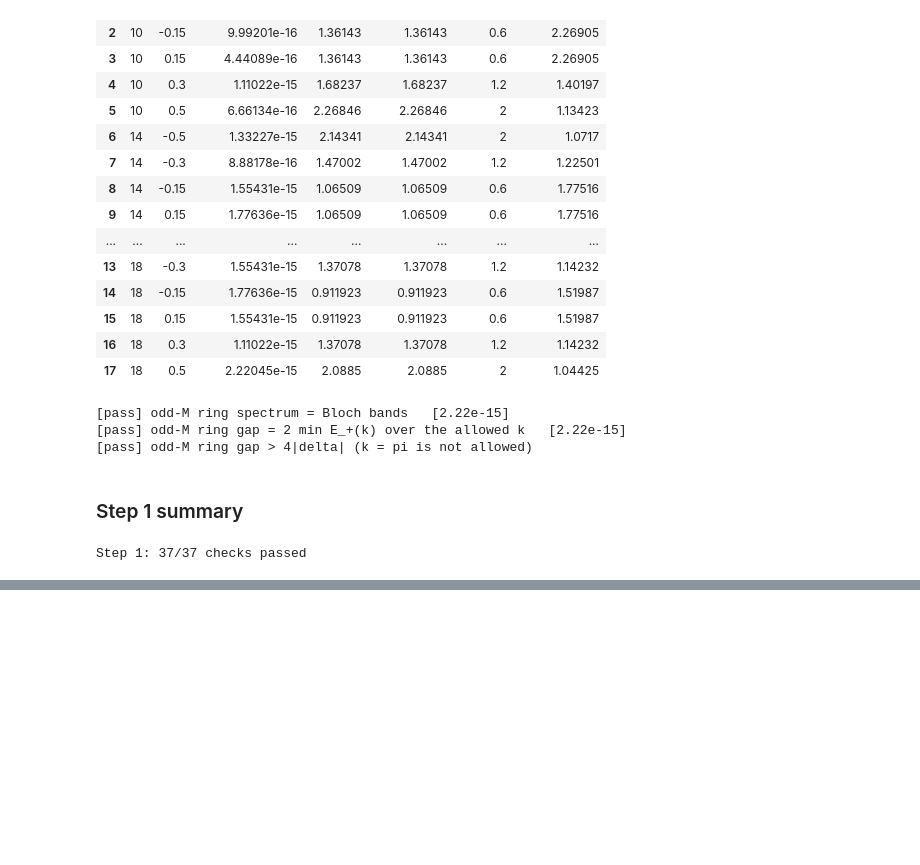
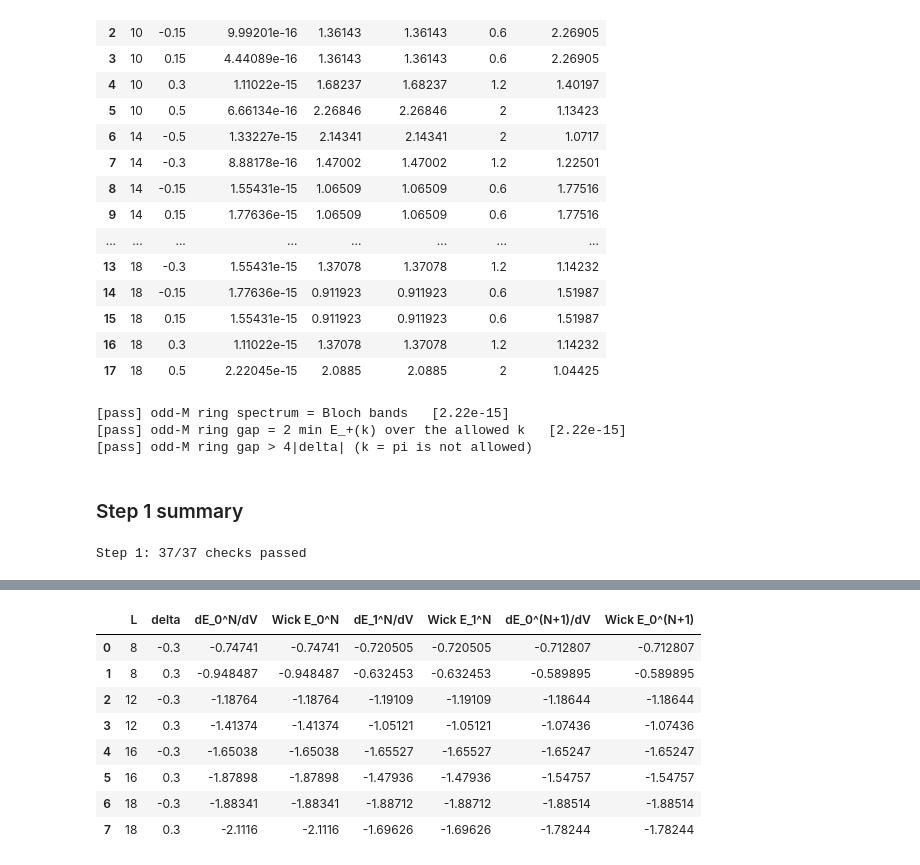
Before and after one commit to kavish707/ssh-model-project, a Jupyter notebook: project_A.ipynb, the cells around one changed output, grey strips where cells are left out. Saved outputs shown, nothing was run; the diff lists cells and outputs as text; code cells hidden in the pictures; blank space fills up the shorter version.

```diff
--- a/project_A.ipynb
+++ b/project_A.ipynb
@@ -662,0 +1294,91 @@ Step 1: 37/37 checks passed
+# %%
+dev = 0.0
+for d in (-0.50, -0.30, 0.30):
+    for V in (0.0, 0.5, 1.0, 2.0, 3.0, 10.0):
+        J0 = 1 + d
+        dev = max(dev, np.max(np.abs(np.linalg.eigvalsh(hamiltonian(2, 1, d, V).toarray()) - np.array([-V / 4 - J0, -V / 4 + J0]))))
+        dev = max(dev, *(abs(hamiltonian(2, N, d, V).toarray()[0, 0] - V / 4) for N in (0, 2)))
+check("S2 G1a: L = 2 closed form, all sectors", dev < 1e-14, dev)
+
+dev_open, dev_ring = 0.0, 0.0
+for d in (-0.50, -0.30, 0.0, 0.30):
+    for V in (0.0, 0.5, 1.0, 2.0, 3.0, 10.0):
+        a, b = 1 + d, 1 - d
+        block3 = [[V / 4, -b, 0], [-b, -3 * V / 4, -2 * a], [0, -2 * a, -V / 4]]
+        block2 = [[V / 4, -b], [-b, -3 * V / 4]]
+        spec_open = np.sort(np.r_[np.linalg.eigvalsh(block3), np.linalg.eigvalsh(block2), -V / 4])
+        dev_open = max(dev_open, np.max(np.abs(np.linalg.eigvalsh(hamiltonian(4, 2, d, V).toarray()) - spec_open)))
+        root_a, root_b = np.sqrt(V**2 / 4 + 4 * a**2), np.sqrt(V**2 / 4 + 4 * b**2)
+        spec_ring = np.sort([0, 0, -V / 2 - root_a, -V / 2 + root_a, -V / 2 - root_b, -V / 2 + root_b])
+        dev_ring = max(dev_ring, np.max(np.abs(np.linalg.eigvalsh(hamiltonian(4, 2, d, V, True).toarray()) - spec_ring)))
+check("S2 G1b: L = 4, N = 2, open chain: whole spectrum = hand-reduced blocks, every V", dev_open < 1e-13, dev_open)
+check("S2 G1c: L = 4, N = 2, ring (even N, sign -1): whole spectrum = closed form, every V", dev_ring < 1e-13, dev_ring)
+
+def wick_interaction(orbitals):
+    """<sum_j (n_j - 1/2)(n_{j+1} - 1/2)> in the Slater determinant of these orbitals (Wick's theorem)."""
+    C = orbitals @ orbitals.T
+    n = np.diag(C)
+    return np.sum((n[:-1] - 0.5) * (n[1:] - 0.5) - np.diag(C, 1) ** 2)
+
+
+rows = []
+for L in L_GRID:
+    N = L // 2
+    for d in DELTA_GRID:
+        phi = np.linalg.eigh(hopping_matrix(L, d))[1]
+        step = 1e-3
+        up_N, down_N = (lowest(hamiltonian(L, N, d, s * step), K_PM)[0] for s in (1, -1))
+        up_p, down_p = (lowest(hamiltonian(L, N + 1, d, s * step), K_PM)[0] for s in (1, -1))
+        rows.append({"L": L, "delta": d,
+                     "dE_0^N/dV": (up_N[0] - down_N[0]) / (2 * step), "Wick E_0^N": wick_interaction(phi[:, :N]),
+                     "dE_1^N/dV": (up_N[1] - down_N[1]) / (2 * step), "Wick E_1^N": wick_interaction(phi[:, list(range(N - 1)) + [N]]),
+                     "dE_0^(N+1)/dV": (up_p[0] - down_p[0]) / (2 * step), "Wick E_0^(N+1)": wick_interaction(phi[:, :N + 1])})
+weak = pd.DataFrame(rows)
+display(weak)
+dev = max(np.max(np.abs(weak.iloc[:, c] - weak.iloc[:, c + 1])) for c in (2, 4, 6))
+check("S2 G2: weak coupling: dE/dV at V = 0 for E_0^N, E_1^N and E_0^(N+1) = Wick from Step 1 orbitals (tol 1e-6: O(step^2))", dev < 1e-6, dev)
+
+rows = []
+for L in (8, 12):
+    N = L // 2
+    for d in DELTA_GRID:
+        J = bonds(L, d)
+        c2 = np.sum(J[1:-1] ** 2) + 2 * (J[0] ** 2 + J[-1] ** 2)
+        err_E, err_add = [], []
+        for V in (200.0, 400.0):
+            E0, E_p = lowest(hamiltonian(L, N, d, V), K_PM)[0][0], lowest(hamiltonian(L, N + 1, d, V), K_PM)[0][0]
+            err_E.append(E0 + (L - 1) * V / 4 + c2 / V)
+            err_add.append(E_p - E0 - V / 2 + 2 * (1 - d) * np.cos(np.pi / (N + 1)))
+        rows.append({"L": L, "delta": d, "E_0 error, V=400": err_E[1], "ratio V=200/400 (expect 8)": err_E[0] / err_E[1],
+                     "add gap error, V=400": err_add[1], "ratio V=200/400 (expect 2)": err_add[0] / err_add[1]})
+strong = pd.DataFrame(rows)
+display(strong)
+check("S2 G3a: strong coupling: E_0 matches second order; error ~ V^-3 (ratio 8 within 5%)",
+      (strong["E_0 error, V=400"].abs().max() < 1e-5) and np.all(np.abs(strong["ratio V=200/400 (expect 8)"] / 8 - 1) < 0.05),
+      strong["E_0 error, V=400"].abs().max())
+check("S2 G3b: strong coupling: addition gap = V/2 - 2(1-delta)cos(pi/(M+1)); error ~ 1/V (ratio 2 within 5%)",
+      (strong["add gap error, V=400"].abs().max() < 1e-2) and np.all(np.abs(strong["ratio V=200/400 (expect 2)"] / 2 - 1) < 0.05),
+      strong["add gap error, V=400"].abs().max())
+
+rows = []
+for V in (0.5, 1.0, 1.5, 2.0):
+    for L in (4, 8, 12, 16, 18):
+        rows.append({"boundary": "open", "L": L, "V": V, "E_0 ED": lowest(hamiltonian(L, L // 2, 0.0, V), K_PM)[0][0],
+                     "E_0 Bethe": bethe_open_energy(L, V)})
+    for L in (6, 10, 14, 18):
+        rows.append({"boundary": "ring", "L": L, "V": V, "E_0 ED": lowest(hamiltonian(L, L // 2, 0.0, V, True), K_PM)[0][0],
+                     "E_0 Bethe": bethe_ring_energy(L, V)})
+bethe = pd.DataFrame(rows)
+bethe["|ED - Bethe|"] = np.abs(bethe["E_0 ED"] - bethe["E_0 Bethe"])
+print(bethe[bethe.V == 2.0].to_string(index=False, float_format=lambda x: f"{x:.12g}"))
+dev_open = bethe.loc[bethe.boundary == "open", "|ED - Bethe|"].max()
+dev_ring = bethe.loc[bethe.boundary == "ring", "|ED - Bethe|"].max()
+check("S2 G4a: delta = 0, open chain, V = 0.5-2, L up to 18: ED = Bethe ansatz", dev_open < 1e-10, dev_open)
+check("S2 G4b: delta = 0, ring, odd N, V = 0.5-2, L up to 18: ED = Bethe ansatz", dev_ring < 1e-10, dev_ring)
+
+E_16, E_18 = (lowest(hamiltonian(L, L // 2, 0.0, 2.0), K_PM)[0][0] for L in (16, 18))
+hulthen = 2 * (0.25 - np.log(2))
+print(f"    (E_18 - E_16)/2 = {(E_18 - E_16) / 2:.6f},  Hulthen 2(1/4 - ln 2) = {hulthen:.6f}")
+check("S2 G5: delta = 0, V = 2: energy per site approaches Hulthen's value (tol 2e-3: finite size)",
+      abs((E_18 - E_16) / 2 - hulthen) < 2e-3, abs((E_18 - E_16) / 2 - hulthen))
+# %% [output]
@@ -662,0 +1388,9 @@ Step 1: 37/37 checks passed
+|  | L | delta | dE_0^N/dV | Wick E_0^N | dE_1^N/dV | Wick E_1^N | dE_0^(N+1)/dV | Wick E_0^(N+1) |
+| 0 | 8 | -0.3 | -0.74741 | -0.74741 | -0.720505 | -0.720505 | -0.712807 | -0.712807 |
+| 1 | 8 | 0.3 | -0.948487 | -0.948487 | -0.632453 | -0.632453 | -0.589895 | -0.589895 |
+| 2 | 12 | -0.3 | -1.18764 | -1.18764 | -1.19109 | -1.19109 | -1.18644 | -1.18644 |
+| 3 | 12 | 0.3 | -1.41374 | -1.41374 | -1.05121 | -1.05121 | -1.07436 | -1.07436 |
+| 4 | 16 | -0.3 | -1.65038 | -1.65038 | -1.65527 | -1.65527 | -1.65247 | -1.65247 |
+| 5 | 16 | 0.3 | -1.87898 | -1.87898 | -1.47936 | -1.47936 | -1.54757 | -1.54757 |
+| 6 | 18 | -0.3 | -1.88341 | -1.88341 | -1.88712 | -1.88712 | -1.88514 | -1.88514 |
+| 7 | 18 | 0.3 | -2.1116 | -2.1116 | -1.69626 | -1.69626 | -1.78244 | -1.78244 |
```
Also changed, not shown: parts of 33 cells of this notebook, 9 other files.
